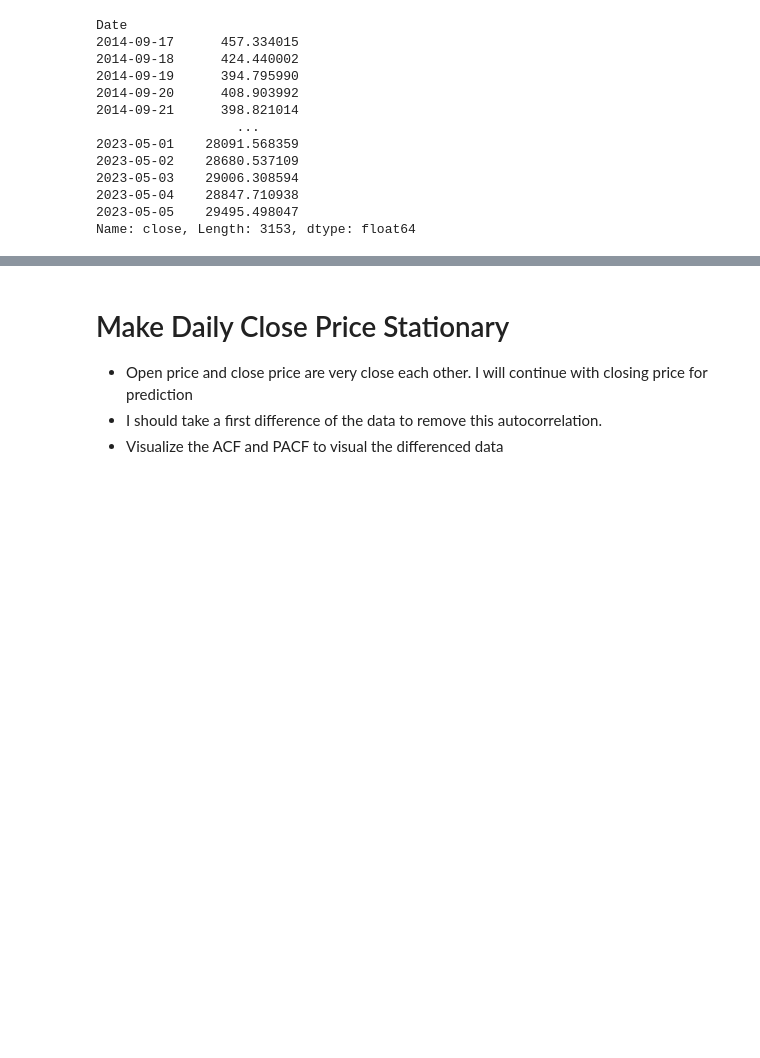
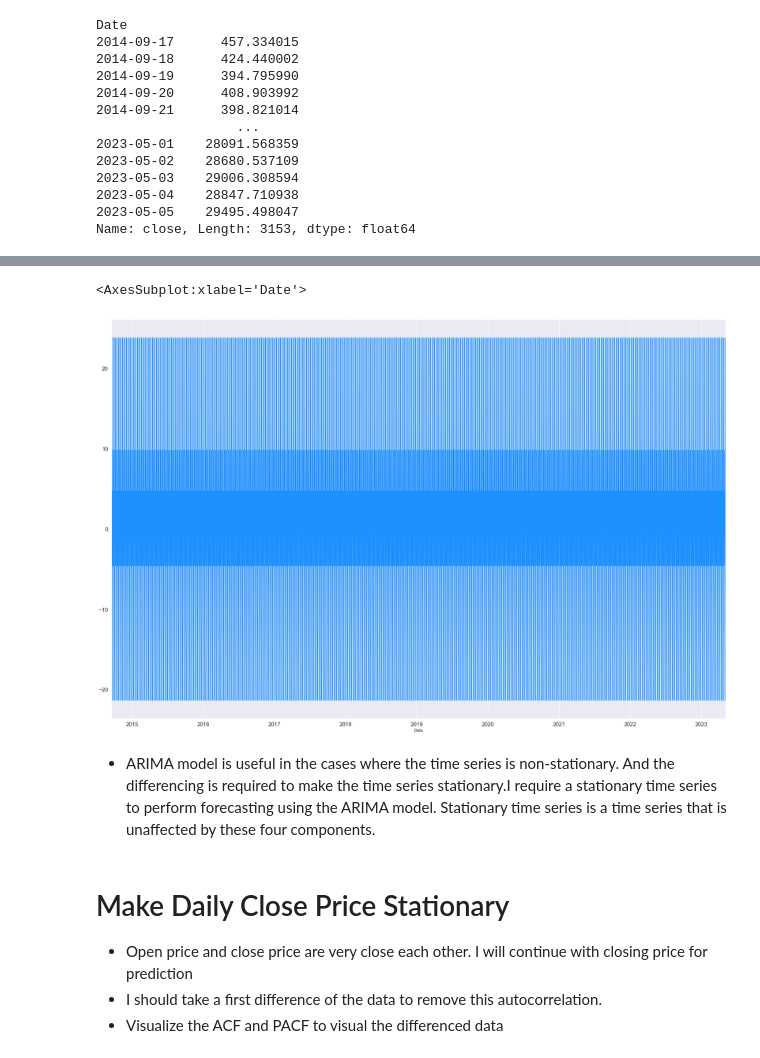
Before and after one commit to drykvf/Bitcoin_Pred_022023, a Jupyter notebook: Bitcoin Price Pred-HeraK.ipynb, the cells around one changed output, grey strips where cells are left out. Cells and saved outputs as stored; diff of their text form; code cells hidden in the pictures; blank space fills up the shorter version.

```diff
--- a/Bitcoin Price Pred-HeraK.ipynb
+++ b/Bitcoin Price Pred-HeraK.ipynb
@@ -475,3 +446,14 @@ plt.savefig("Seasonality 1 Month.png", transparent = True, dpi=150)
+# %%
+# I have extracted the seasonality from the time series
+
+seasonality=decomp_daily.seasonal
+seasonality.plot(fontsize= 15, color='dodgerblue', figsize=(30, 20))
+# %% [output]
+<AxesSubplot:xlabel='Date'>
+[figure, added]
+# %% [markdown]
+* ARIMA model is useful in the cases where the time series is non-stationary. And the differencing is required to make the time series stationary.I require a stationary time series to perform forecasting using the ARIMA model.
+Stationary time series is a time series that is unaffected by these four components.
 # %% [markdown]
 # Make Daily Close Price Stationary
 
```
Also changed, not shown: parts of 126 cells of this notebook.
